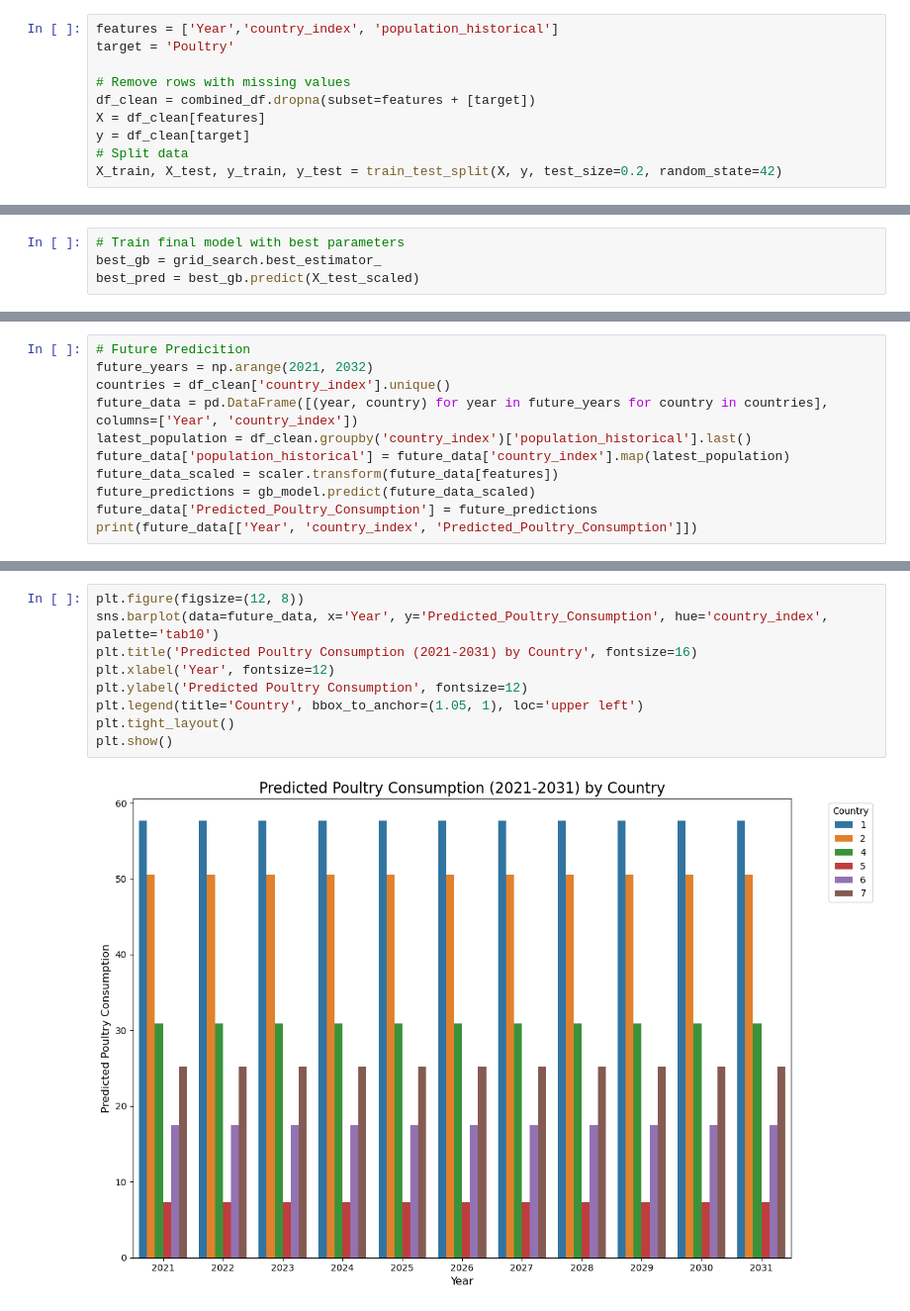
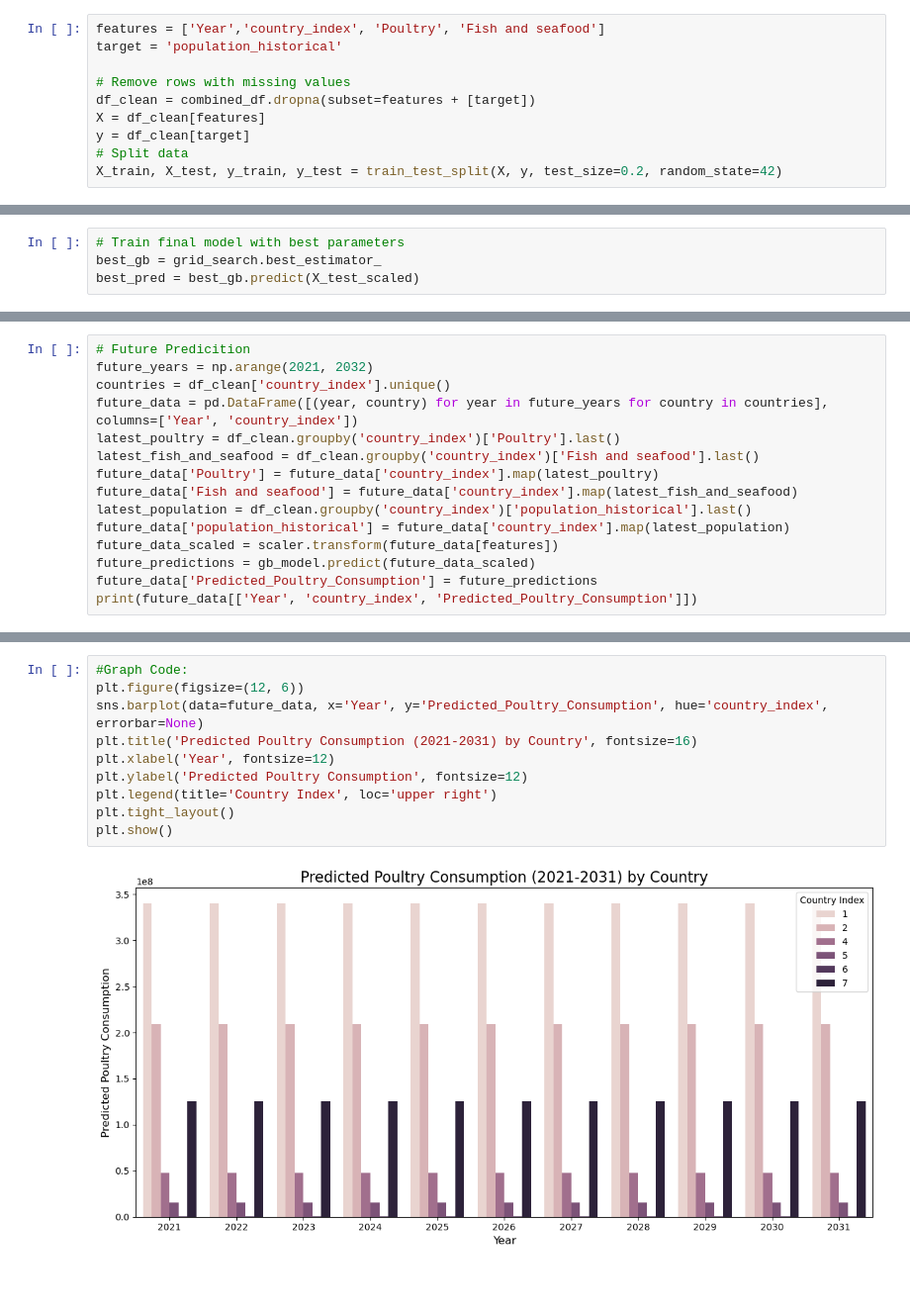
Before and after one commit to seccodingguy/Team1---Project2, a Jupyter notebook: Team2Project.ipynb, the cells around one changed output, grey strips where cells are left out. Shown at 99% size. Saved outputs shown, nothing was run; the diff lists cells and outputs as text; blank space fills up the shorter version.

Commit message:
step 2 graphing

```diff
--- a/Team2Project.ipynb
+++ b/Team2Project.ipynb
@@ -132,8 +132,8 @@ combined_df = map_countries_to_numeric({'United States':1, 'Brazil':2, 'Austrail
 [2, 2, 2, 2, 2, 2, 2, 2, 2, 2, 2, 2, 2, 2, 2, 2, 2, 2, 2, 2, 2, 2, 2, 2, 2, 2, 2, 2, 2, 2, 2, 2, 2, 2, 2, 2, 2, 2, 2, 2, 2, 2, 2, 2, 2, 2, 2, 2, 2, 2, 2, 2, 2, 2, 2, 2, 2, 2, 2, 2, 2, 7, 7, 7, 7, 7, 7 ...
 [2, 2, 2, 2, 2, 2, 2, 2, 2, 2, 2, 2, 2, 2, 2, 2, 2, 2, 2, 2, 2, 2, 2, 2, 2, 2, 2, 2, 2, 2, 2, 2, 2, 2, 2, 2, 2, 2, 2, 2, 2, 2, 2, 2, 2, 2, 2, 2, 2, 2, 2, 2, 2, 2, 2, 2, 2, 2, 2, 2, 2, 7, 7, 7, 7, 7, 7 ...
 # %%
-features = ['Year','country_index', 'population_historical']
-target = 'Poultry'
+features = ['Year','country_index', 'Poultry', 'Fish and seafood']
+target = 'population_historical'
 
 # Remove rows with missing values
 df_clean = combined_df.dropna(subset=features + [target])
@@ -273,6 +274,10 @@ plt.show()
 future_years = np.arange(2021, 2032)
 countries = df_clean['country_index'].unique()
 future_data = pd.DataFrame([(year, country) for year in future_years for country in countries], columns=['Year', 'country_index'])
+latest_poultry = df_clean.groupby('country_index')['Poultry'].last()
+latest_fish_and_seafood = df_clean.groupby('country_index')['Fish and seafood'].last()
+future_data['Poultry'] = future_data['country_index'].map(latest_poultry)
+future_data['Fish and seafood'] = future_data['country_index'].map(latest_fish_and_seafood)
 latest_population = df_clean.groupby('country_index')['population_historical'].last()
 future_data['population_historical'] = future_data['country_index'].map(latest_population)
 future_data_scaled = scaler.transform(future_data[features])
@@ -295,13 +300,14 @@ print(future_data[['Year', 'country_index', 'Predicted_Poultry_Consumption']])
 
 [66 rows x 3 columns]
 # %%
-plt.figure(figsize=(12, 8))
-sns.barplot(data=future_data, x='Year', y='Predicted_Poultry_Consumption', hue='country_index', palette='tab10')
+#Graph Code:
+plt.figure(figsize=(12, 6))
+sns.barplot(data=future_data, x='Year', y='Predicted_Poultry_Consumption', hue='country_index', errorbar=None)
 plt.title('Predicted Poultry Consumption (2021-2031) by Country', fontsize=16)
 plt.xlabel('Year', fontsize=12)
 plt.ylabel('Predicted Poultry Consumption', fontsize=12)
-plt.legend(title='Country', bbox_to_anchor=(1.05, 1), loc='upper left')
+plt.legend(title='Country Index', loc='upper right')
 plt.tight_layout()
 plt.show()
 # %% [output]
-[figure, old version]
+[figure, new version]
```
Also changed, not shown: parts of 10 cells of this notebook, 2 other files.
